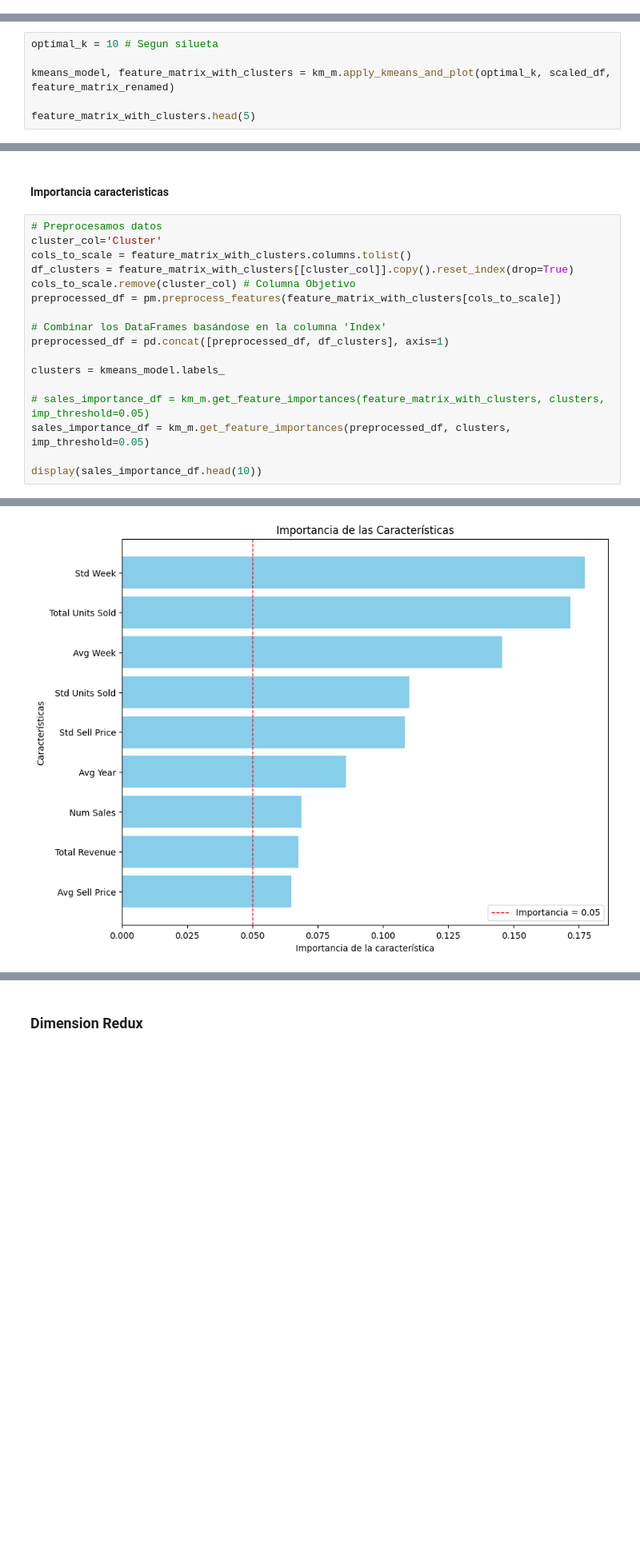
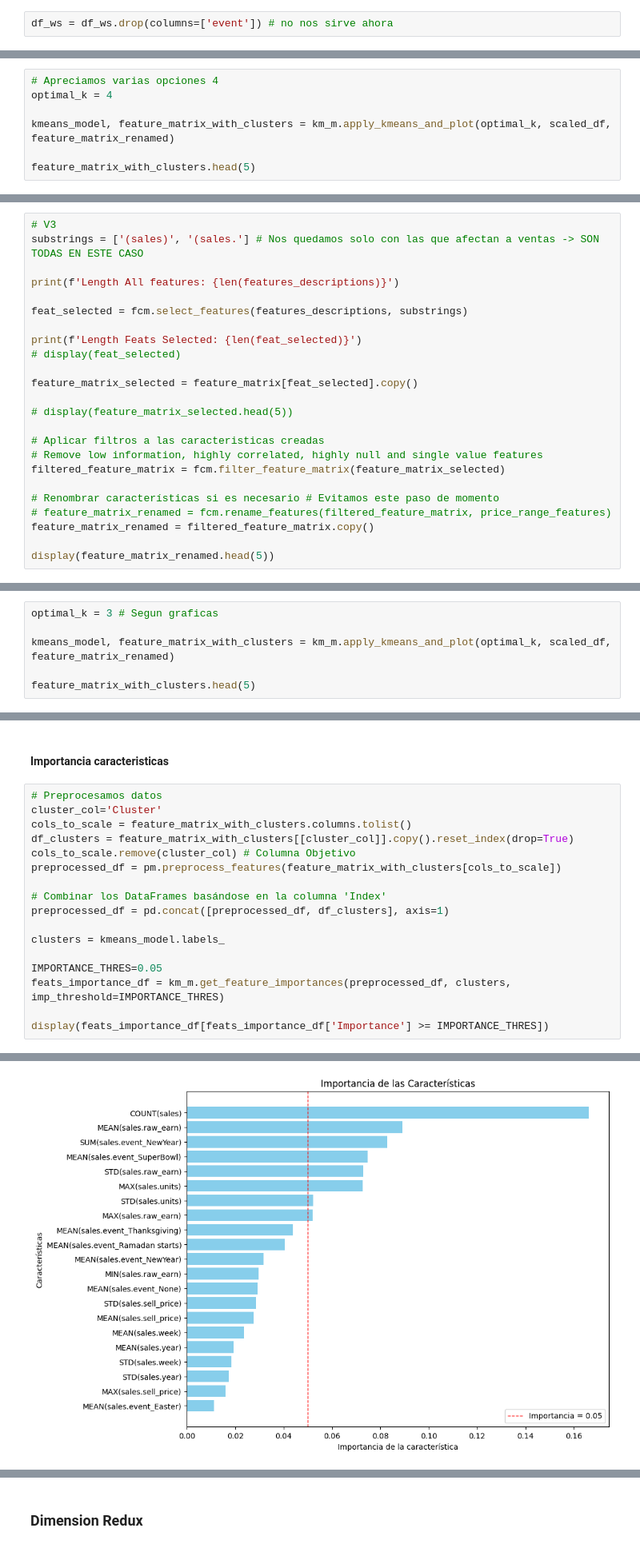
Before and after one commit to antonioMateos/grupo2retail_0424, a Jupyter notebook: 03_Clustering/04_Clustering_Tiendas.ipynb, the cells around one changed output, grey strips where cells are left out. Shown at 80% size. Cells and saved outputs as stored; diff of their text form; blank space fills up the shorter version.

Commit message:
WIP Shops clustering

```diff
--- a/03_Clustering/04_Clustering_Tiendas.ipynb
+++ b/03_Clustering/04_Clustering_Tiendas.ipynb
@@ -195,0 +245,2 @@ Esta métrica indica en qué parte del año un producto suele venderse más. Per
+# %%
+df_ws = df_ws.drop(columns=['event']) # no nos sirve ahora
@@ -195,0 +377,7 @@ Esta métrica indica en qué parte del año un producto suele venderse más. Per
+# %%
+# Apreciamos varias opciones 4
+optimal_k = 4
+
+kmeans_model, feature_matrix_with_clusters = km_m.apply_kmeans_and_plot(optimal_k, scaled_df, feature_matrix_renamed)
+
+feature_matrix_with_clusters.head(5)
@@ -195,0 +638,24 @@ Esta métrica indica en qué parte del año un producto suele venderse más. Per
+# %%
+# V3
+substrings = ['(sales)', '(sales.'] # Nos quedamos solo con las que afectan a ventas -> SON TODAS EN ESTE CASO
+
+print(f'Length All features: {len(features_descriptions)}')
+
+feat_selected = fcm.select_features(features_descriptions, substrings)
+
+print(f'Length Feats Selected: {len(feat_selected)}')
+# display(feat_selected)
+
+feature_matrix_selected = feature_matrix[feat_selected].copy()
+
+# display(feature_matrix_selected.head(5))
+
+# Aplicar filtros a las caracteristicas creadas
+# Remove low information, highly correlated, highly null and single value features
+filtered_feature_matrix = fcm.filter_feature_matrix(feature_matrix_selected)
+
+# Renombrar características si es necesario # Evitamos este paso de momento
+# feature_matrix_renamed = fcm.rename_features(filtered_feature_matrix, price_range_features)
+feature_matrix_renamed = filtered_feature_matrix.copy()
+
+display(feature_matrix_renamed.head(5))
@@ -224,5 +709,5 @@ km_m.plot_elbow_silhouette(scaled_df, 20)
 # %%
-optimal_k = 10 # Segun silueta
+optimal_k = 3 # Segun graficas
 
 kmeans_model, feature_matrix_with_clusters = km_m.apply_kmeans_and_plot(optimal_k, scaled_df, feature_matrix_renamed)
 
@@ -288,9 +765,9 @@ preprocessed_df = pd.concat([preprocessed_df, df_clusters], axis=1)
 
 clusters = kmeans_model.labels_
 
-# sales_importance_df = km_m.get_feature_importances(feature_matrix_with_clusters, clusters, imp_threshold=0.05)
-sales_importance_df = km_m.get_feature_importances(preprocessed_df, clusters, imp_threshold=0.05)
+IMPORTANCE_THRES=0.05
+feats_importance_df = km_m.get_feature_importances(preprocessed_df, clusters, imp_threshold=IMPORTANCE_THRES)
 
-display(sales_importance_df.head(10))
+display(feats_importance_df[feats_importance_df['Importance'] >= IMPORTANCE_THRES])
 # %% [output]
 Cat cols: 0
@@ -298,2 +775,2 @@ Num cols: 9
-[figure, old version]
+[figure, new version]
 |  | Feature | Importance |
```
Also changed, not shown: parts of 134 cells of this notebook, 1 other file.
